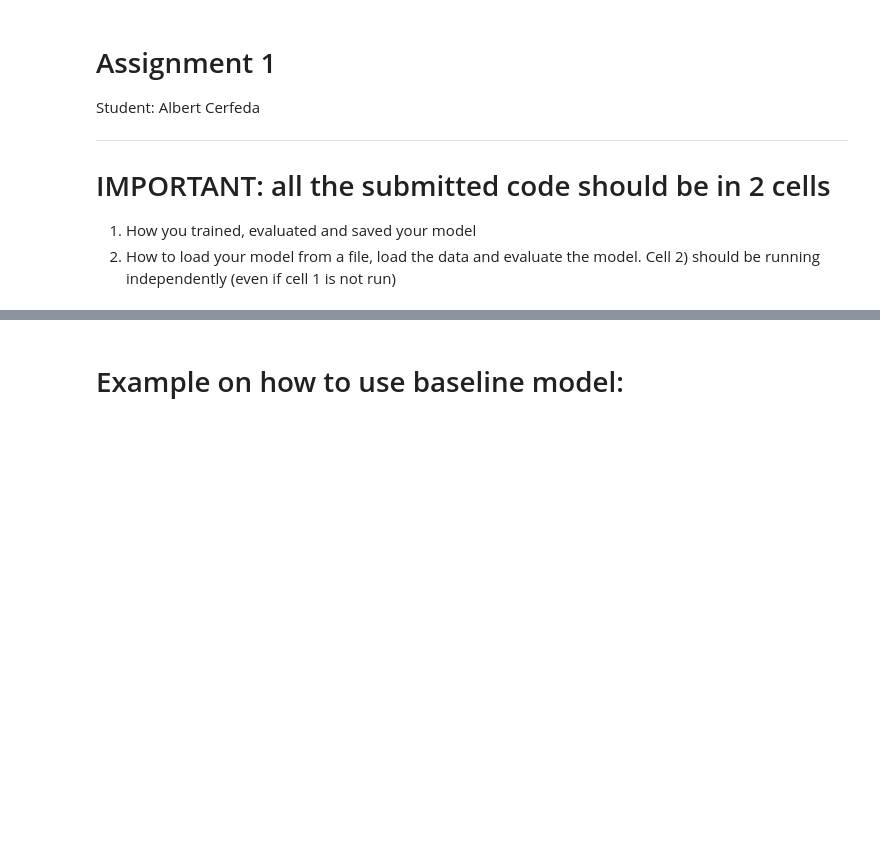
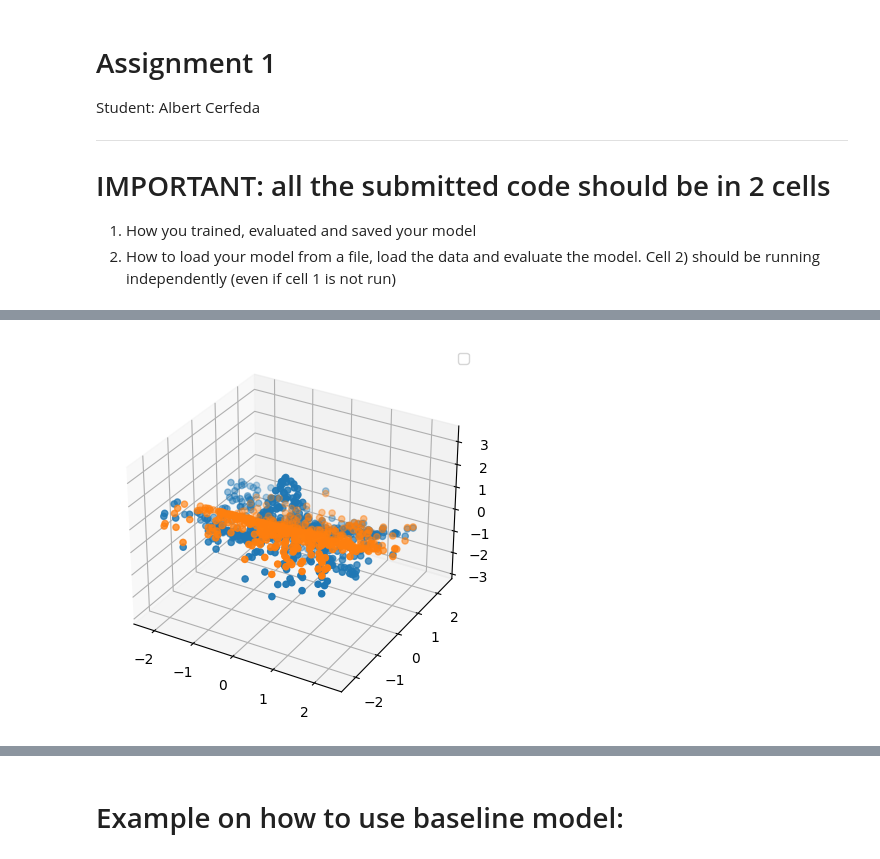
Before and after one commit to cerfedino/MachineLearning, a Jupyter notebook: Assignment 1 - Regression/deliverable/example.ipynb, the cells around one changed output, grey strips where cells are left out. Drawn from its saved outputs; the diff is of its cells as text; code cells hidden in the pictures; blank space fills up the shorter version.

```diff
--- a/Assignment 1 - Regression/deliverable/example.ipynb
+++ b/Assignment 1 - Regression/deliverable/example.ipynb
@@ -17,9 +17,10 @@ import matplotlib.pyplot as plt # Library for plotting
 import pickle
 
 from sklearn.model_selection import train_test_split    # Function for splitting dataset into train and test
+from sklearn.preprocessing import PolynomialFeatures
 from sklearn.linear_model import LinearRegression
+from sklearn.linear_model import Ridge
 from sklearn.metrics import mean_squared_error          # Function to calculate the Mean Squared Error (our performance measure)
-
 
 # Load data
 data_path = '../data/data.npz' # path to the .npz file storing the data
@@ -60,71 +61,66 @@ def compact_form(x):
 x_train_compact = compact_form(x_train)
 x_test_compact = compact_form(x_test)
 ## Solving using sklearn.LinearRegression()
-d_linear_model = LinearRegression(fit_intercept=False)
-d_linear_model.fit(x_train_compact, y_train)
-theta = d_linear_model.coef_.T
+t1_d_linear_model = LinearRegression(fit_intercept=False)
+t1_d_linear_model.fit(x_train_compact, y_train)
+theta = t1_d_linear_model.coef_.T
 ### Measure performance
 #### Train set
-d_train_pred = d_linear_model.predict(x_train_compact)
-d_train_performance = mean_squared_error(d_train_pred, y_train)
+t1_y_train_pred = t1_d_linear_model.predict(x_train_compact)
+t1_y_train_mse = mean_squared_error(t1_y_train_pred, y_train)
 #### Test set
-d_test_pred = d_linear_model.predict(x_test_compact)
-d_test_performance = mean_squared_error(d_test_pred, y_test)
+t1_y_test_pred = t1_d_linear_model.predict(x_test_compact)
+t1_y_test_mse = mean_squared_error(t1_y_test_pred, y_test)
 
 
+# plot results
+fig = plt.figure()
+interval = np.linspace(0, 2, 1000).reshape(1000,1)
+ax = plt.axes(projection='3d')
+ax.scatter3D(x_test[:,0], x_test[:,1], y_test)
+ax.scatter3D(x_test[:,0], x_test[:,1], t1_y_test_pred)
+plt.legend()
+plt.show()
+fig.savefig('out/T1.predictions.png')
 
-
-print("== LINEAR REGRESSION ==")
 print('train.shape :', train.shape)
 print('test.shape :', test.shape)
-print(f"MSE Train set:\t{d_train_performance:.2f}")
-print(f"MSE Test set:\t{d_test_performance:.2f}")
+print("== T1. LINEAR REGRESSION ==")
+print(f"MSE Train set:\t{t1_y_train_mse:.2f}")
+print(f"MSE Test set:\t{t1_y_test_mse:.2f}")
 print(f"Optimal theta:\t{theta}")
 
-pickle.dump(d_linear_model, open("./linearmodel.pickle", 'wb'))
+pickle.dump(t1_d_linear_model, open("./out/model_T1_pickle", 'wb'))
 
-# T2 : Solving using Steepest Descent
+######################################
+######################################
 
-def calculate_gradient(X, Y, th):
-  n = X.shape[0]
-  gradient = (- 2 / n) * np.dot(X.T, (Y.reshape(-1,1) - np.dot(X, th).reshape(-1,1)))
-  return gradient
+# T2 : Solving using PolynomialFeatures and Ridge regression
 
-# Calculates the mean squared error
-def V(X, Y, theta):
-  return np.mean((Y.reshape(-1,1) - np.dot(X, theta))**2)
+pol_feat_high = PolynomialFeatures(degree=7, include_bias=False)
+x_train_compact_polynomial = pol_feat_high.fit_transform(x_train_compact)
+x_test_compact_polynomial = pol_feat_high.transform(x_test_compact)
+print('x_train_compact_polynomial.shape :', x_train_compact_polynomial.shape)
+print('x_train_compact.shape:', x_train_compact.shape)
 
+# Ridge regression
+t2_model = Ridge(alpha=1, fit_intercept=True)
+t2_model.fit(x_train_compact_polynomial, y_train)
+t2_theta = t2_model.coef_.T
+pickle.dump(t1_d_linear_model, open("./out/model_T2_ridge.pickle", 'wb'))
 
-np.random.seed(0)
-x_train_compact = compact_form(x_train)
-theta = np.random.uniform(size=(x_train_compact.shape[1],1))
+### Measure performance
+#### Train set
+t2_y_train_pred = t2_model.predict(x_train_compact_polynomial)
+t2_y_train_mse = mean_squared_error(t2_y_train_pred, y_train)
+#### Test set
+t2_y_test_pred = t2_model.predict(x_test_compact_polynomial)
+t2_y_test_mse = mean_squared_error(t2_y_test_pred, y_test)
 
-# step size (hyperparameter)
-eps = 0.1
-# number of GD steps
-steps = 100000
-
-## History for plotting
-thetas_history = np.zeros(shape=(theta.shape[0], steps+1))
-loss_history = np.zeros(shape=(steps+1,1))
-thetas_history[:,0:1] = theta.copy()
-loss_history[0] = V(x_train_compact, y_train, theta)
-
-# Perform GD
-for i in range(1, steps+1):
-  grad = calculate_gradient(x_train_compact, y_train, theta)
-  theta = theta - eps * grad
-  # log theta and loss
-  thetas_history[:,i:i+1] = theta.copy()
-  loss_history[i] = V(x_train_compact, y_train, theta)
-
-thetas_history = np.array(thetas_history)
-loss_history = np.array(loss_history)
-
-
-print("\n== Steepest Descent ==")
-print(f"MSE Train set:\t{loss_history[-1][0]:.2f}")
-print(f"Optimal theta:\t{theta}")
+print("\n== T2. Ridge ==")
+print(f"MSE Train set:\t{t2_y_train_mse:.2f}")
+print(f"MSE Test set:\t{t2_y_test_mse:.2f}")
+print(f"Optimal theta:\t{t2_theta}")
 
 
 # T3 (Bonus)
@@ -147,0 +131 @@ Optimal theta:  [[ 0.00205442]
+[figure, added]
```
Also changed, not shown: parts of 2 cells of this notebook, 3 other files.
